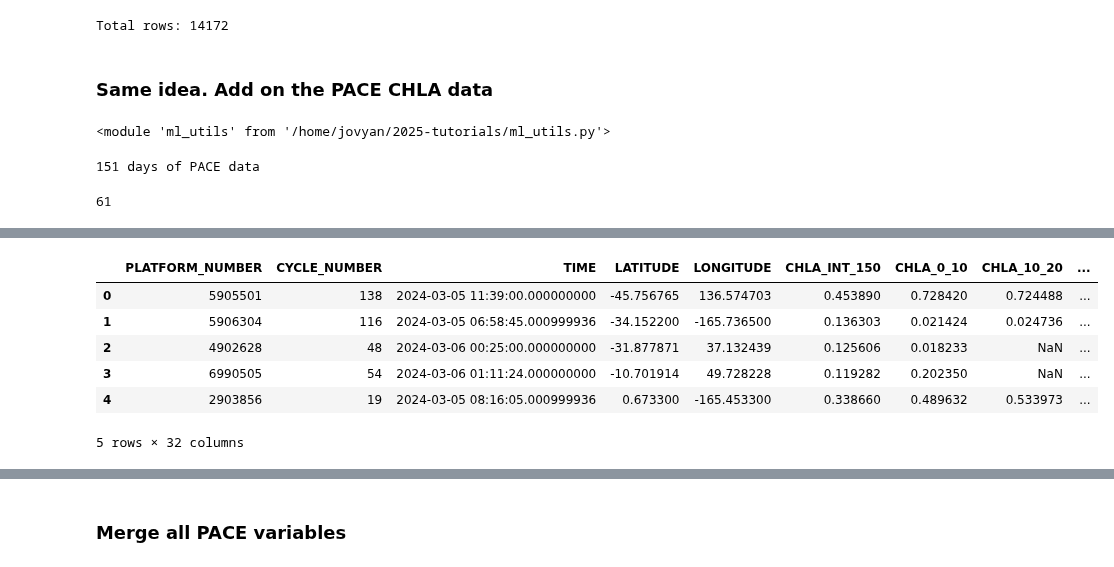
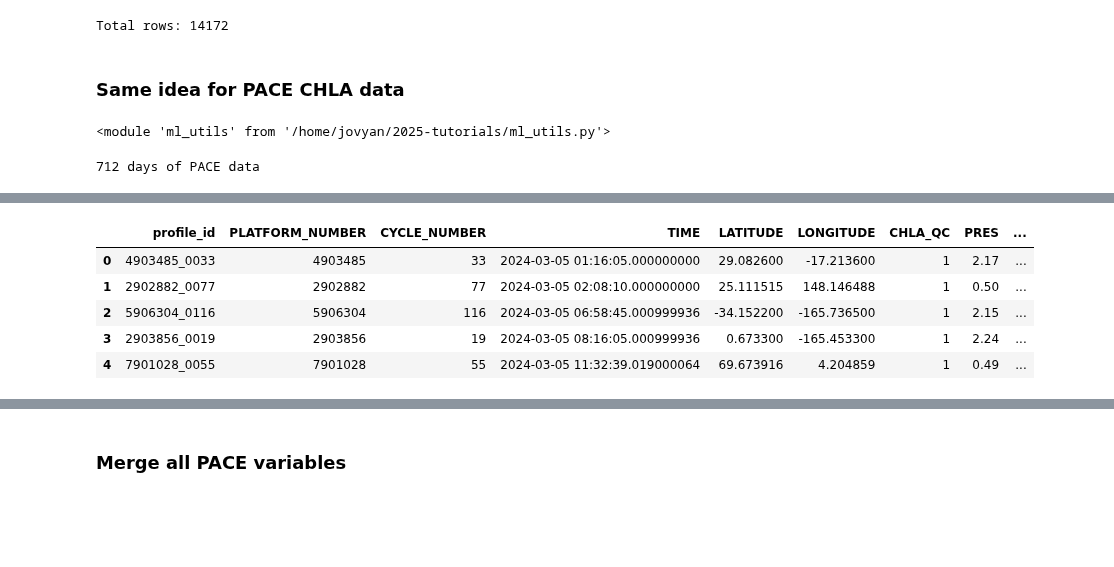
Before and after one commit to fish-pace/2025-tutorials, a Jupyter notebook: argo-matchups.ipynb, the cells around one changed output, grey strips where cells are left out. Cells and saved outputs as stored; diff of their text form; code cells hidden in the pictures; blank space fills up the shorter version.

Commit message:
use all argo profiles, use NRT data too

```diff
--- a/argo-matchups.ipynb
+++ b/argo-matchups.ipynb
@@ -32,0 +17,8 @@ argo_chl_df = pd.read_parquet(url)
+# %%
+# Load data from GitHub
+df_y_name="CHLA"; df_lat_name="LATITUDE"; df_lon_name="LONGITUDE"; df_time_name="TIME"
+import pandas as pd
+base_url="https://raw.githubusercontent.com/fish-pace/2025-tutorials/main/data/argo_monthly_nc/"
+url = f"{base_url}argo_profiles_index.parquet"
+argo_chl_df = pd.read_parquet(url)
+len(argo_chl_df)
@@ -48,17 +39,0 @@ importlib.reload(mu)
-# %%
-import earthaccess
-auth = earthaccess.login()
-# are we authenticated?
-if not auth.authenticated:
-    # ask for credentials and persist them in a .netrc file
-    auth.login(strategy="interactive", persist=True)
-import xarray as xr
-df = argo_chl_df
-rrs_results = earthaccess.search_data(
-    short_name = "PACE_OCI_L3M_RRS_NRT",
-    temporal = (df.TIME.min(), df.TIME.max()),
-    granule_name="*.DAY.*.4km.*"
-)
-# all days since Mar 2024; pqdm args to quiet output
-fileset = earthaccess.open(rrs_results, pqdm_kwargs={"disable": True} );
-len(fileset)
@@ -312,7 +308,7 @@ print(f"Total rows: {len(df_all)}")
 # %% [output]
 Total rows: 14172
 # %% [markdown]
-### Same idea. Add on the PACE CHLA data
+### Same idea for PACE CHLA data
 # %%
 # --- Custom python functions ---
 import os, importlib
@@ -339,41 +335,22 @@ if not auth.authenticated:
     auth.login(strategy="interactive", persist=True)
 import xarray as xr
 chl_results = earthaccess.search_data(
+    short_name = "PACE_OCI_L3M_CHL",
+    temporal = (argo_chl_df.TIME.min(), argo_chl_df.TIME.max()),
+    granule_name="*.DAY.*.4km.*"
+)
+chl_results_nrt = earthaccess.search_data(
     short_name = "PACE_OCI_L3M_CHL_NRT",
     temporal = (argo_chl_df.TIME.min(), argo_chl_df.TIME.max()),
     granule_name="*.DAY.*.4km.*"
 )
-print(f"{len(chl_results)} days of PACE data")
+results = chl_results + chl_results_nrt
+print(f"{len(results)} days of PACE data")
 # %% [output]
-151 days of PACE data
+712 days of PACE data
-# %%
-# DELETE
-import numpy as np
-import pandas as pd
-
-argo = pd.read_parquet("data/argo_monthly_nc/argo_profiles_index.parquet")
-dfm = pd.read_parquet("data/matchups/pace_L3_Kd_matchups.parquet")
-
-argo["profile_id"] = argo["PLATFORM_NUMBER"].astype(str) + "_" + argo["CYCLE_NUMBER"].astype(str)
-dfm["profile_id"] = dfm["PLATFORM_NUMBER"].astype(str) + "_" + dfm["CYCLE_NUMBER"].astype(str)
-
-missing_ids = sorted(set(argo.profile_id) - set(dfm.profile_id))
-missing_profiles = argo[argo.profile_id.isin(missing_ids)]
-
-res_dates = [res["umm"]['TemporalExtent']['RangeDateTime']['BeginningDateTime'] for res in chl_results]
-pace_days = pd.to_datetime(res_dates).strftime('%Y-%m-%d')
-missing_days = missing_profiles['TIME'].dt.strftime('%Y-%m-%d').unique()
-missing_set = set(missing_days)
-pace_set = set(pace_days)
-days_to_get = missing_set & pace_set
-idx = np.where(pace_days.isin(days_to_get))[0]
-missing_results = [chl_results[i] for i in idx]
-len(missing_results)
-# %% [output]
-61
 # %%
 %%time
 # test that it works
-res = run_batch(chl_results[0:1], argo_chl_df, ds_vec_name=None, ds_var_name="chlor_a")
+res = run_batch(results[0:1], argo_chl_df, ds_vec_name=None, ds_var_name="chlor_a")
 res.head()
 # %% [output]
@@ -382,10 +359,9 @@ Wall time: 413 ms
-|  | PLATFORM_NUMBER | CYCLE_NUMBER | TIME | LATITUDE | LONGITUDE | CHLA_INT_150 | CHLA_0_10 | CHLA_10_20 | ... |
-| 0 | 5905501 | 138 | 2024-03-05 11:39:00.000000000 | -45.756765 | 136.574703 | 0.453890 | 0.728420 | 0.724488 | ... |
-| 1 | 5906304 | 116 | 2024-03-05 06:58:45.000999936 | -34.152200 | -165.736500 | 0.136303 | 0.021424 | 0.024736 | ... |
-| 2 | 4902628 | 48 | 2024-03-06 00:25:00.000000000 | -31.877871 | 37.132439 | 0.125606 | 0.018233 | NaN | ... |
-| 3 | 6990505 | 54 | 2024-03-06 01:11:24.000000000 | -10.701914 | 49.728228 | 0.119282 | 0.202350 | NaN | ... |
-| 4 | 2903856 | 19 | 2024-03-05 08:16:05.000999936 | 0.673300 | -165.453300 | 0.338660 | 0.489632 | 0.533973 | ... |
+|  | profile_id | PLATFORM_NUMBER | CYCLE_NUMBER | TIME | LATITUDE | LONGITUDE | CHLA_QC | PRES | ... |
+| 0 | 4903485_0033 | 4903485 | 33 | 2024-03-05 01:16:05.000000000 | 29.082600 | -17.213600 | 1 | 2.17 | ... |
+| 1 | 2902882_0077 | 2902882 | 77 | 2024-03-05 02:08:10.000000000 | 25.111515 | 148.146488 | 1 | 0.50 | ... |
+| 2 | 5906304_0116 | 5906304 | 116 | 2024-03-05 06:58:45.000999936 | -34.152200 | -165.736500 | 1 | 2.15 | ... |
+| 3 | 2903856_0019 | 2903856 | 19 | 2024-03-05 08:16:05.000999936 | 0.673300 | -165.453300 | 1 | 2.24 | ... |
+| 4 | 7901028_0055 | 7901028 | 55 | 2024-03-05 11:32:39.019000064 | 69.673916 | 4.204859 | 1 | 0.49 | ... |
-5 rows × 32 columns
 # %%
 from pathlib import Path
 from datetime import datetime
```
Also changed, not shown: parts of 30 cells of this notebook.
